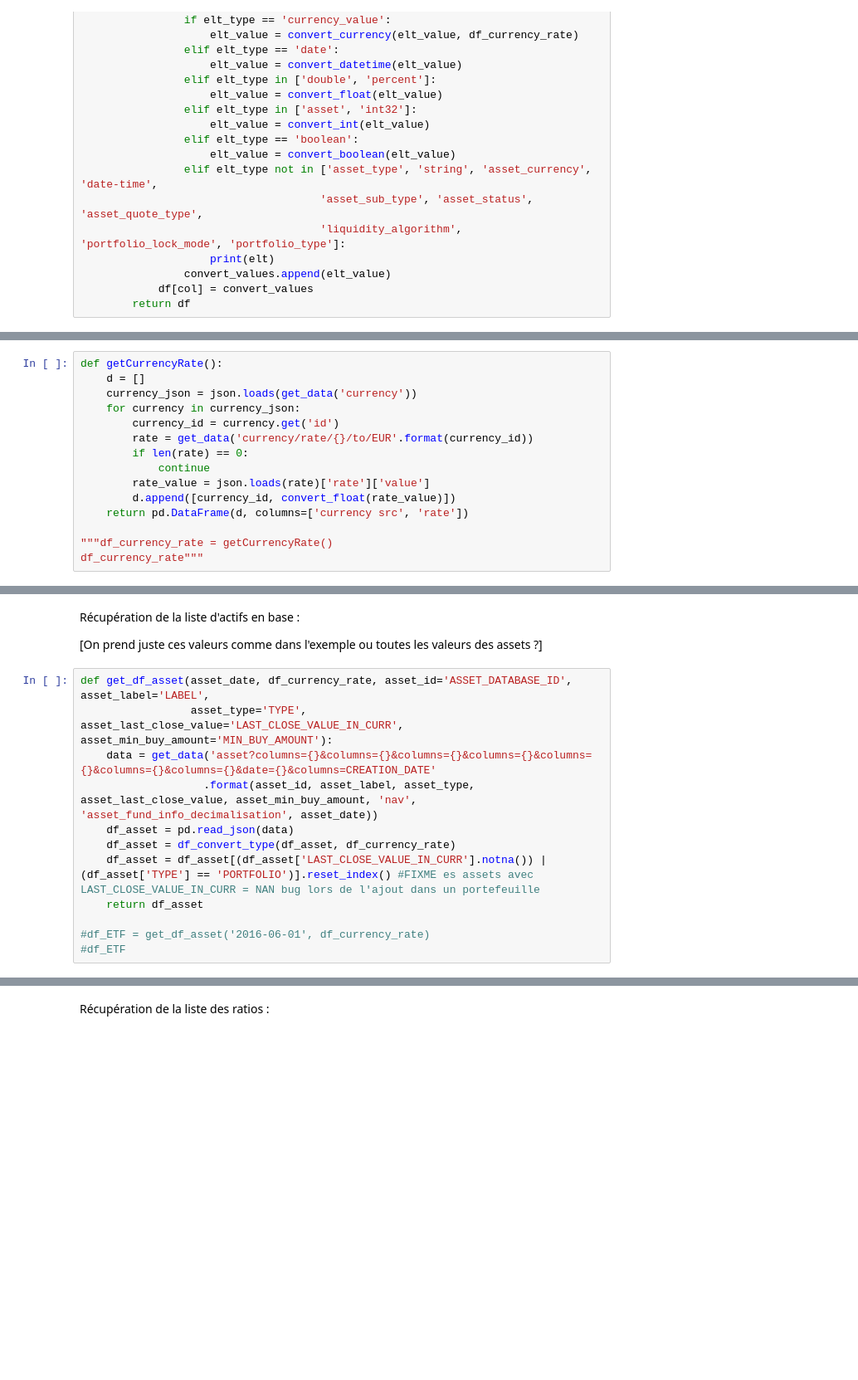
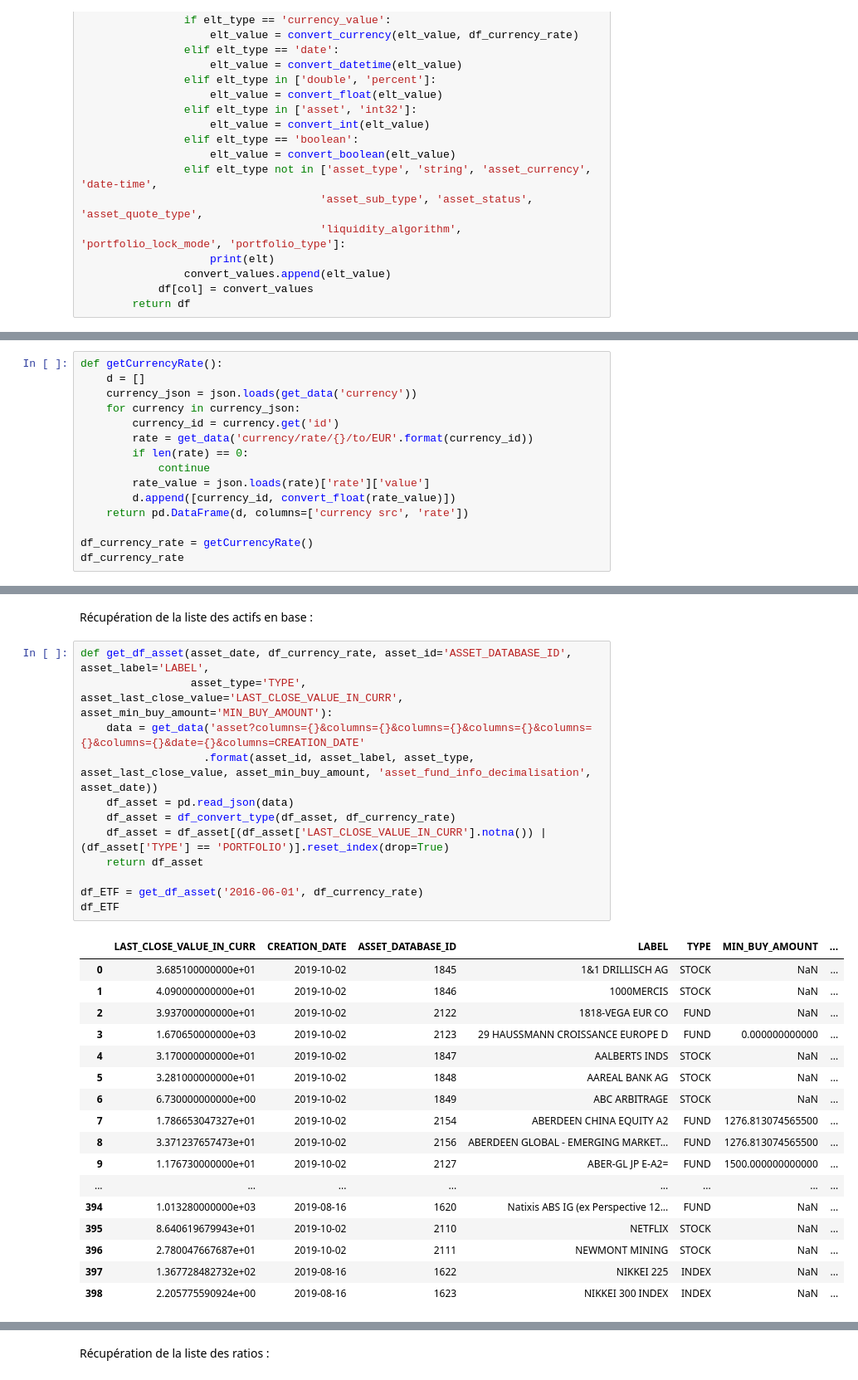
Before and after one commit to ArthurBiragnet/Dolphin, a Jupyter notebook: Dolphin Project.ipynb, the cells around one changed output, grey strips where cells are left out. Shown: that part at 83% size. Saved outputs shown, nothing was run; the diff lists cells and outputs as text; blank space fills up the shorter version.

```diff
--- a/Dolphin Project.ipynb
+++ b/Dolphin Project.ipynb
@@ -121,6 +108,6 @@ def getCurrencyRate():
         d.append([currency_id, convert_float(rate_value)])
     return pd.DataFrame(d, columns=['currency src', 'rate'])
 
-"""df_currency_rate = getCurrencyRate()
-df_currency_rate"""
+df_currency_rate = getCurrencyRate()
+df_currency_rate
 # %% [output]
@@ -144,16 +145,32 @@ df_assets"""
 # %% [markdown]
-Récupération de la liste d'actifs en base :
-
-[On prend juste ces valeurs comme dans l'exemple ou toutes les valeurs des assets ?]
+Récupération de la liste des actifs en base :
 # %%
 def get_df_asset(asset_date, df_currency_rate, asset_id='ASSET_DATABASE_ID', asset_label='LABEL',
                  asset_type='TYPE', asset_last_close_value='LAST_CLOSE_VALUE_IN_CURR', asset_min_buy_amount='MIN_BUY_AMOUNT'):
-    data = get_data('asset?columns={}&columns={}&columns={}&columns={}&columns={}&columns={}&columns={}&date={}&columns=CREATION_DATE'
-                   .format(asset_id, asset_label, asset_type, asset_last_close_value, asset_min_buy_amount, 'nav', 'asset_fund_info_decimalisation', asset_date))
+    data = get_data('asset?columns={}&columns={}&columns={}&columns={}&columns={}&columns={}&date={}&columns=CREATION_DATE'
+                   .format(asset_id, asset_label, asset_type, asset_last_close_value, asset_min_buy_amount, 'asset_fund_info_decimalisation', asset_date))
     df_asset = pd.read_json(data)
     df_asset = df_convert_type(df_asset, df_currency_rate)
-    df_asset = df_asset[(df_asset['LAST_CLOSE_VALUE_IN_CURR'].notna()) | (df_asset['TYPE'] == 'PORTFOLIO')].reset_index() #FIXME es assets avec LAST_CLOSE_VALUE_IN_CURR = NAN bug lors de l'ajout dans un portefeuille
+    df_asset = df_asset[(df_asset['LAST_CLOSE_VALUE_IN_CURR'].notna()) | (df_asset['TYPE'] == 'PORTFOLIO')].reset_index(drop=True)
     return df_asset
 
-#df_ETF = get_df_asset('2016-06-01', df_currency_rate)
-#df_ETF
+df_ETF = get_df_asset('2016-06-01', df_currency_rate)
+df_ETF
+# %% [output]
+|  | LAST_CLOSE_VALUE_IN_CURR | CREATION_DATE | ASSET_DATABASE_ID | LABEL | TYPE | MIN_BUY_AMOUNT | ... |
+| 0 | 3.685100000000e+01 | 2019-10-02 | 1845 | 1&1 DRILLISCH AG | STOCK | NaN | ... |
+| 1 | 4.090000000000e+01 | 2019-10-02 | 1846 | 1000MERCIS | STOCK | NaN | ... |
+| 2 | 3.937000000000e+01 | 2019-10-02 | 2122 | 1818-VEGA EUR CO | FUND | NaN | ... |
+| 3 | 1.670650000000e+03 | 2019-10-02 | 2123 | 29 HAUSSMANN CROISSANCE EUROPE D | FUND | 0.000000000000 | ... |
+| 4 | 3.170000000000e+01 | 2019-10-02 | 1847 | AALBERTS INDS | STOCK | NaN | ... |
+| 5 | 3.281000000000e+01 | 2019-10-02 | 1848 | AAREAL BANK AG | STOCK | NaN | ... |
+| 6 | 6.730000000000e+00 | 2019-10-02 | 1849 | ABC ARBITRAGE | STOCK | NaN | ... |
+| 7 | 1.786653047327e+01 | 2019-10-02 | 2154 | ABERDEEN CHINA EQUITY A2 | FUND | 1276.813074565500 | ... |
+| 8 | 3.371237657473e+01 | 2019-10-02 | 2156 | ABERDEEN GLOBAL - EMERGING MARKET... | FUND | 1276.813074565500 | ... |
+| 9 | 1.176730000000e+01 | 2019-10-02 | 2127 | ABER-GL JP E-A2= | FUND | 1500.000000000000 | ... |
+| ... | ... | ... | ... | ... | ... | ... | ... |
+| 394 | 1.013280000000e+03 | 2019-08-16 | 1620 | Natixis ABS IG (ex Perspective 12... | FUND | NaN | ... |
+| 395 | 8.640619679943e+01 | 2019-10-02 | 2110 | NETFLIX | STOCK | NaN | ... |
+| 396 | 2.780047667687e+01 | 2019-10-02 | 2111 | NEWMONT MINING | STOCK | NaN | ... |
+| 397 | 1.367728482732e+02 | 2019-08-16 | 1622 | NIKKEI 225 | INDEX | NaN | ... |
+| 398 | 2.205775590924e+00 | 2019-08-16 | 1623 | NIKKEI 300 INDEX | INDEX | NaN | ... |
```
Also changed, not shown: parts of 62 cells of this notebook.
